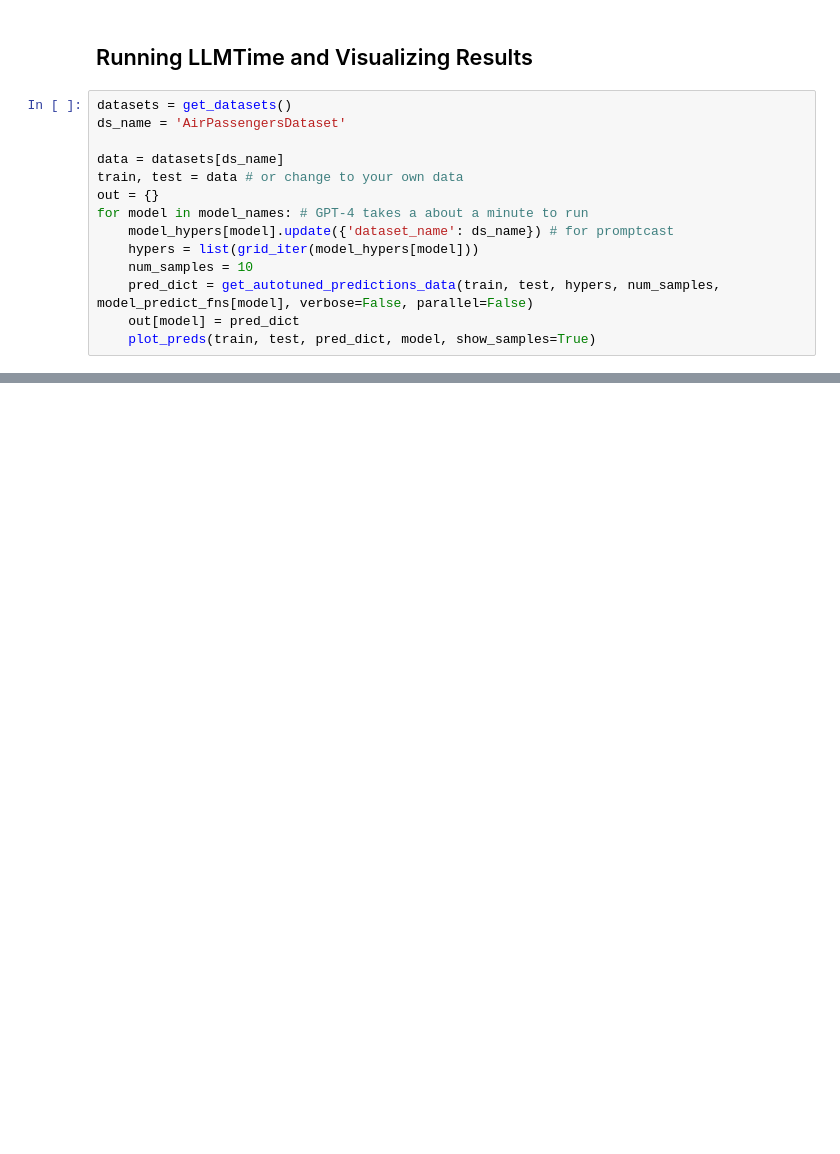
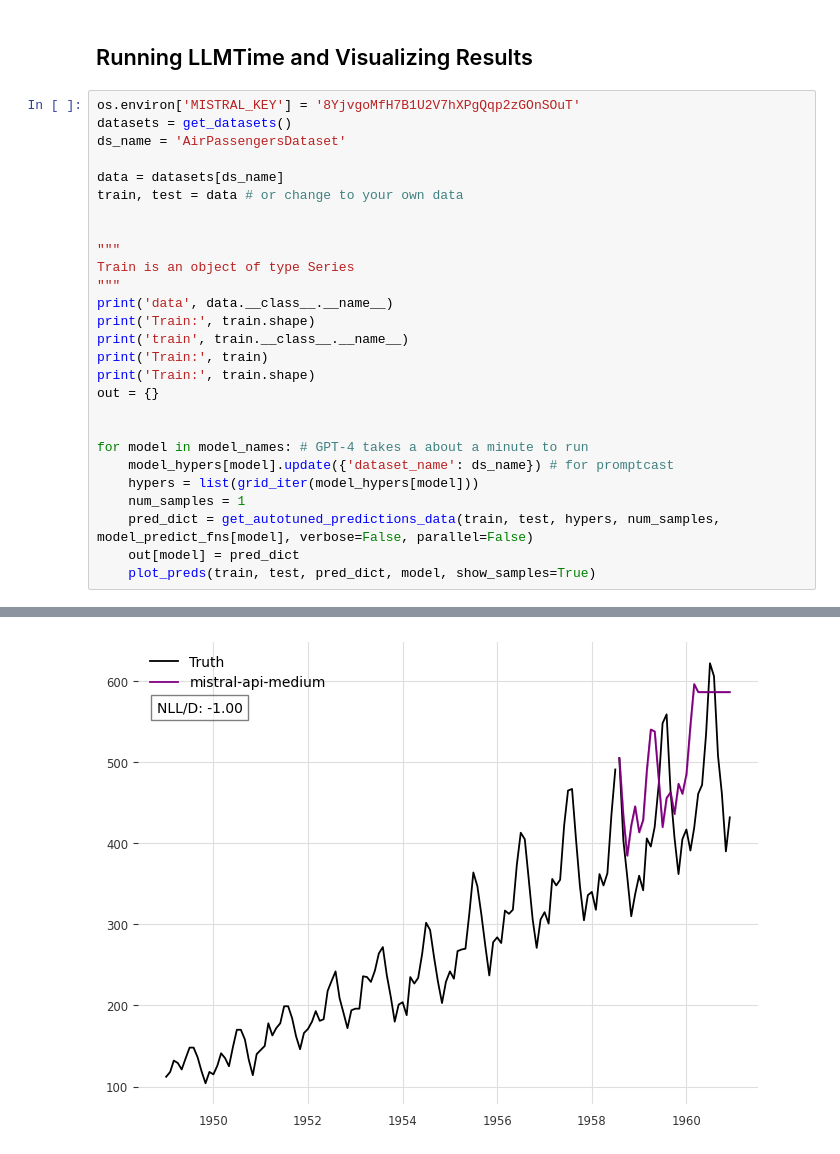
Before and after one commit to ngruver/llmtime, a Jupyter notebook: demo.ipynb, the cells around one changed output, grey strips where cells are left out. Saved outputs shown, nothing was run; the diff lists cells and outputs as text; blank space fills up the shorter version.

```diff
--- a/demo.ipynb
+++ b/demo.ipynb
@@ -95,16 +116,30 @@ model_names = list(model_predict_fns.keys())
 # %% [markdown]
 ## Running LLMTime and Visualizing Results ##
 # %%
+os.environ['MISTRAL_KEY'] = '8YjvgoMfH7B1U2V7hXPgQqp2zGOnSOuT'
 datasets = get_datasets()
 ds_name = 'AirPassengersDataset'
 
 data = datasets[ds_name]
 train, test = data # or change to your own data
+
+
+"""
+Train is an object of type Series
+"""
+print('data', data.__class__.__name__)
+print('Train:', train.shape)
+print('train', train.__class__.__name__)
+print('Train:', train)
+print('Train:', train.shape)
 out = {}
+
+
 for model in model_names: # GPT-4 takes a about a minute to run
     model_hypers[model].update({'dataset_name': ds_name}) # for promptcast
     hypers = list(grid_iter(model_hypers[model]))
-    num_samples = 10
+    num_samples = 1
     pred_dict = get_autotuned_predictions_data(train, test, hypers, num_samples, model_predict_fns[model], verbose=False, parallel=False)
     out[model] = pred_dict
     plot_preds(train, test, pred_dict, model, show_samples=True)
+# %% [output]
@@ -110,0 +166 @@ for model in model_names: # GPT-4 takes a about a minute to run
+[figure, added]
```
Also changed, not shown: parts of 3 cells of this notebook, 18 other files.
